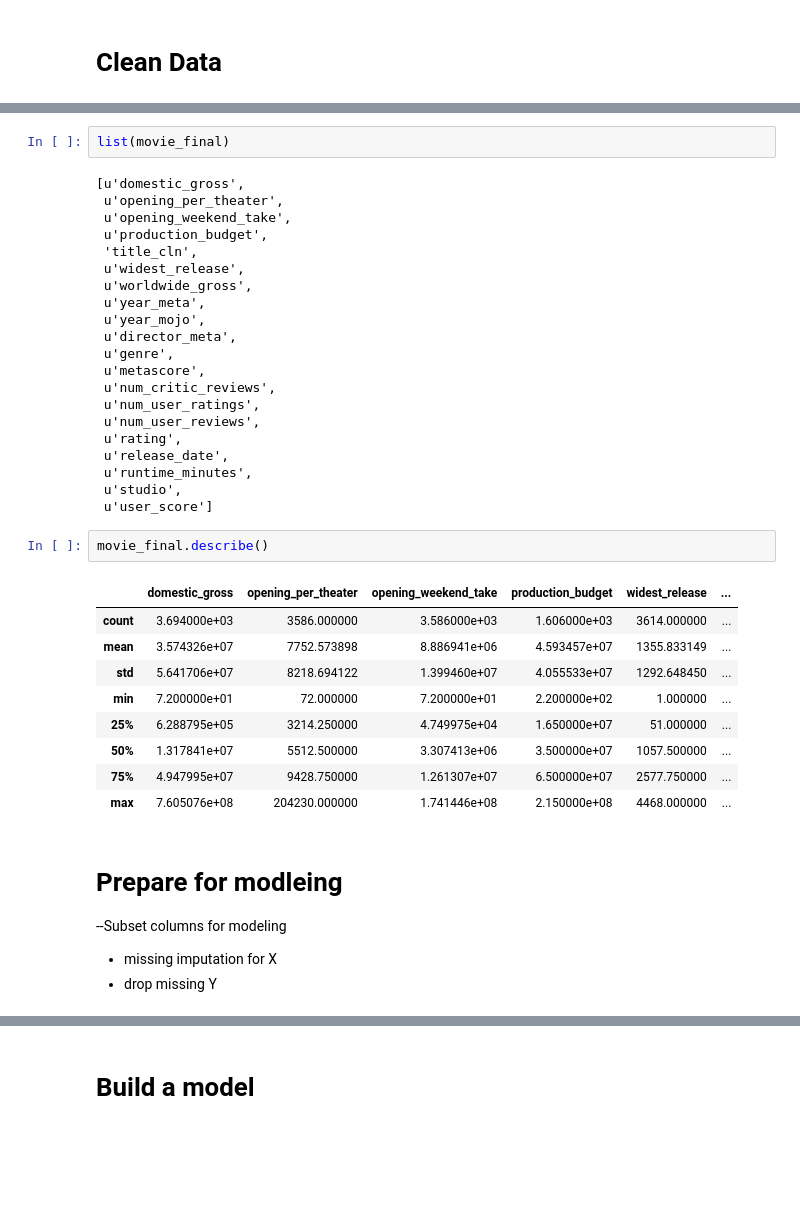
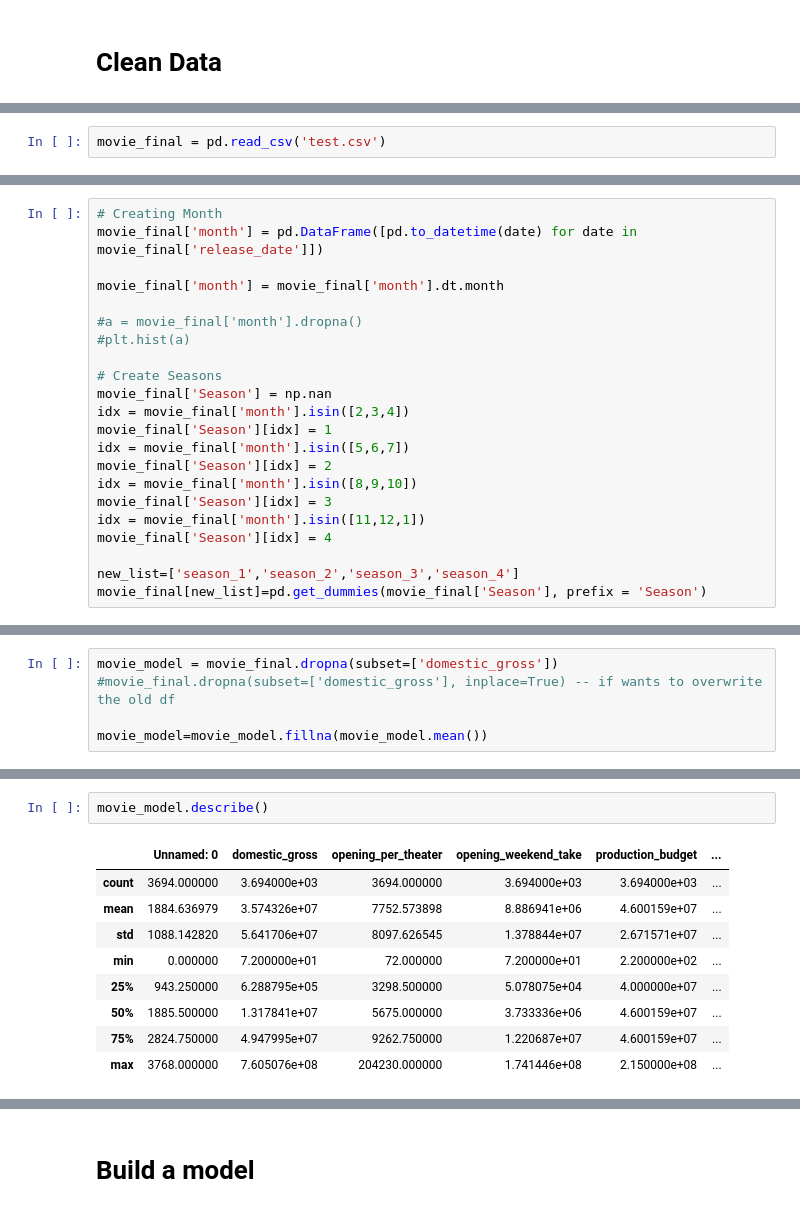
Before and after one commit to ilanwei/Team_The-rookie, a Jupyter notebook: Model_1.ipynb, the cells around one changed output, grey strips where cells are left out. Cells and saved outputs as stored; diff of their text form; blank space fills up the shorter version.

Commit message:
Model Data Prep Done

```diff
--- a/Model_1.ipynb
+++ b/Model_1.ipynb
@@ -71,0 +76,2 @@ movie_final = movie_db[keepers]
+# %%
+movie_final = pd.read_csv('test.csv')
@@ -71,0 +102,22 @@ movie_final = movie_db[keepers]
+# %%
+# Creating Month
+movie_final['month'] = pd.DataFrame([pd.to_datetime(date) for date in movie_final['release_date']])
+
+movie_final['month'] = movie_final['month'].dt.month
+
+#a = movie_final['month'].dropna()
+#plt.hist(a)
+
+# Create Seasons
+movie_final['Season'] = np.nan
+idx = movie_final['month'].isin([2,3,4])
+movie_final['Season'][idx] = 1
+idx = movie_final['month'].isin([5,6,7])
+movie_final['Season'][idx] = 2
+idx = movie_final['month'].isin([8,9,10])
+movie_final['Season'][idx] = 3
+idx = movie_final['month'].isin([11,12,1])
+movie_final['Season'][idx] = 4
+
+new_list=['season_1','season_2','season_3','season_4']
+movie_final[new_list]=pd.get_dummies(movie_final['Season'], prefix = 'Season')
@@ -72 +137,6 @@ movie_final = movie_db[keepers]
+# %%
+movie_model = movie_final.dropna(subset=['domestic_gross'])
+#movie_final.dropna(subset=['domestic_gross'], inplace=True) -- if wants to overwrite the old df
+
+movie_model=movie_model.fillna(movie_model.mean())
 # %%
@@ -91,41 +161,13 @@ user_score               153
 dtype: int64
-# %%
-list(movie_final)
-# %% [output]
-[u'domestic_gross',
- u'opening_per_theater',
- u'opening_weekend_take',
- u'production_budget',
- 'title_cln',
- u'widest_release',
- u'worldwide_gross',
- u'year_meta',
- u'year_mojo',
- u'director_meta',
- u'genre',
- u'metascore',
- u'num_critic_reviews',
- u'num_user_ratings',
- u'num_user_reviews',
- u'rating',
- u'release_date',
- u'runtime_minutes',
- u'studio',
- u'user_score']
 # %%
-movie_final.describe()
+movie_model.describe()
 # %% [output]
-|  | domestic_gross | opening_per_theater | opening_weekend_take | production_budget | widest_release | ... |
-| count | 3.694000e+03 | 3586.000000 | 3.586000e+03 | 1.606000e+03 | 3614.000000 | ... |
-| mean | 3.574326e+07 | 7752.573898 | 8.886941e+06 | 4.593457e+07 | 1355.833149 | ... |
-| std | 5.641706e+07 | 8218.694122 | 1.399460e+07 | 4.055533e+07 | 1292.648450 | ... |
-| min | 7.200000e+01 | 72.000000 | 7.200000e+01 | 2.200000e+02 | 1.000000 | ... |
-| 25% | 6.288795e+05 | 3214.250000 | 4.749975e+04 | 1.650000e+07 | 51.000000 | ... |
-| 50% | 1.317841e+07 | 5512.500000 | 3.307413e+06 | 3.500000e+07 | 1057.500000 | ... |
-| 75% | 4.947995e+07 | 9428.750000 | 1.261307e+07 | 6.500000e+07 | 2577.750000 | ... |
-| max | 7.605076e+08 | 204230.000000 | 1.741446e+08 | 2.150000e+08 | 4468.000000 | ... |
+|  | Unnamed: 0 | domestic_gross | opening_per_theater | opening_weekend_take | production_budget | ... |
+| count | 3694.000000 | 3.694000e+03 | 3694.000000 | 3.694000e+03 | 3.694000e+03 | ... |
+| mean | 1884.636979 | 3.574326e+07 | 7752.573898 | 8.886941e+06 | 4.600159e+07 | ... |
+| std | 1088.142820 | 5.641706e+07 | 8097.626545 | 1.378844e+07 | 2.671571e+07 | ... |
+| min | 0.000000 | 7.200000e+01 | 72.000000 | 7.200000e+01 | 2.200000e+02 | ... |
+| 25% | 943.250000 | 6.288795e+05 | 3298.500000 | 5.078075e+04 | 4.000000e+07 | ... |
+| 50% | 1885.500000 | 1.317841e+07 | 5675.000000 | 3.733336e+06 | 4.600159e+07 | ... |
+| 75% | 2824.750000 | 4.947995e+07 | 9262.750000 | 1.220687e+07 | 4.600159e+07 | ... |
+| max | 3768.000000 | 7.605076e+08 | 204230.000000 | 1.741446e+08 | 2.150000e+08 | ... |
-# %% [markdown]
-# Prepare for modleing
---Subset columns for modeling
-- missing imputation for X
-- drop missing Y
```
Also changed, not shown: parts of 20 cells of this notebook.
